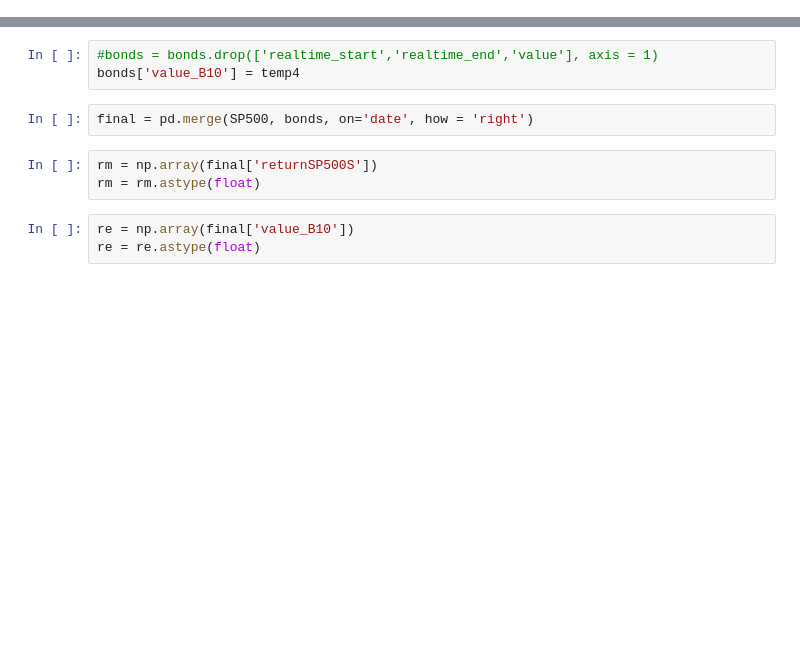
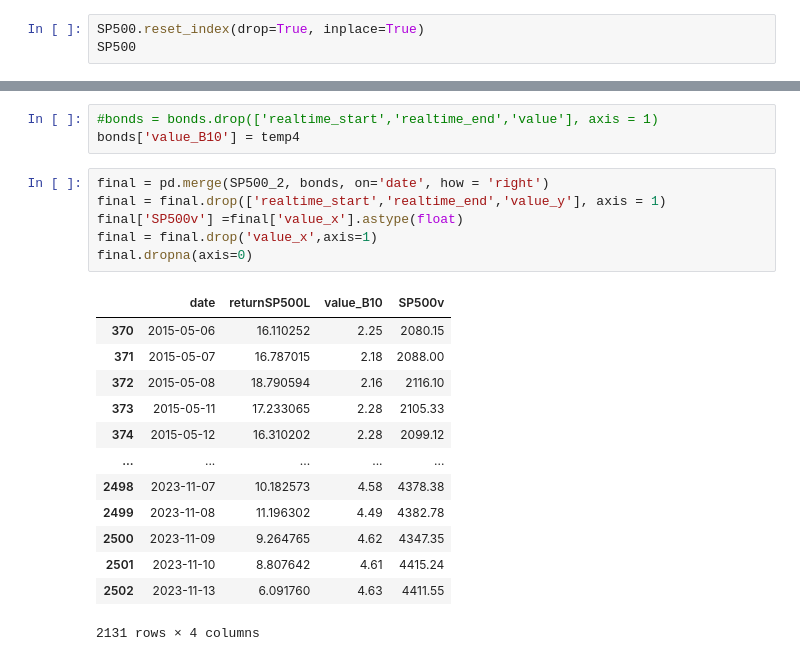
Before and after one commit to janwygnany/bonds_beta, a Jupyter notebook: scrapper+SP500.ipynb, the cells around one changed output, grey strips where cells are left out. Saved outputs shown, nothing was run; the diff lists cells and outputs as text; blank space fills up the shorter version.

```diff
--- a/scrapper+SP500.ipynb
+++ b/scrapper+SP500.ipynb
@@ -67,0 +69,3 @@ SP500 = SP500.drop(0,axis=0)
+# %%
+SP500.reset_index(drop=True, inplace=True)
+SP500
@@ -111,11 +137,23 @@ bonds = bonds.drop(idx, axis=0)
 #bonds = bonds.drop(['realtime_start','realtime_end','value'], axis = 1)
 bonds['value_B10'] = temp4
 # %%
-final = pd.merge(SP500, bonds, on='date', how = 'right')
+final = pd.merge(SP500_2, bonds, on='date', how = 'right')
+final = final.drop(['realtime_start','realtime_end','value_y'], axis = 1)
+final['SP500v'] =final['value_x'].astype(float)
+final = final.drop('value_x',axis=1)
+final.dropna(axis=0)
+# %% [output]
+|  | date | returnSP500L | value_B10 | SP500v |
+| 370 | 2015-05-06 | 16.110252 | 2.25 | 2080.15 |
+| 371 | 2015-05-07 | 16.787015 | 2.18 | 2088.00 |
+| 372 | 2015-05-08 | 18.790594 | 2.16 | 2116.10 |
+| 373 | 2015-05-11 | 17.233065 | 2.28 | 2105.33 |
+| 374 | 2015-05-12 | 16.310202 | 2.28 | 2099.12 |
+| ... | ... | ... | ... | ... |
+| 2498 | 2023-11-07 | 10.182573 | 4.58 | 4378.38 |
+| 2499 | 2023-11-08 | 11.196302 | 4.49 | 4382.78 |
+| 2500 | 2023-11-09 | 9.264765 | 4.62 | 4347.35 |
+| 2501 | 2023-11-10 | 8.807642 | 4.61 | 4415.24 |
+| 2502 | 2023-11-13 | 6.091760 | 4.63 | 4411.55 |
+2131 rows × 4 columns
-# %%
-rm = np.array(final['returnSP500S'])
-rm = rm.astype(float)
-# %%
-re = np.array(final['value_B10'])
-re = re.astype(float)
 # %%
```
Also changed, not shown: parts of 10 cells of this notebook.
